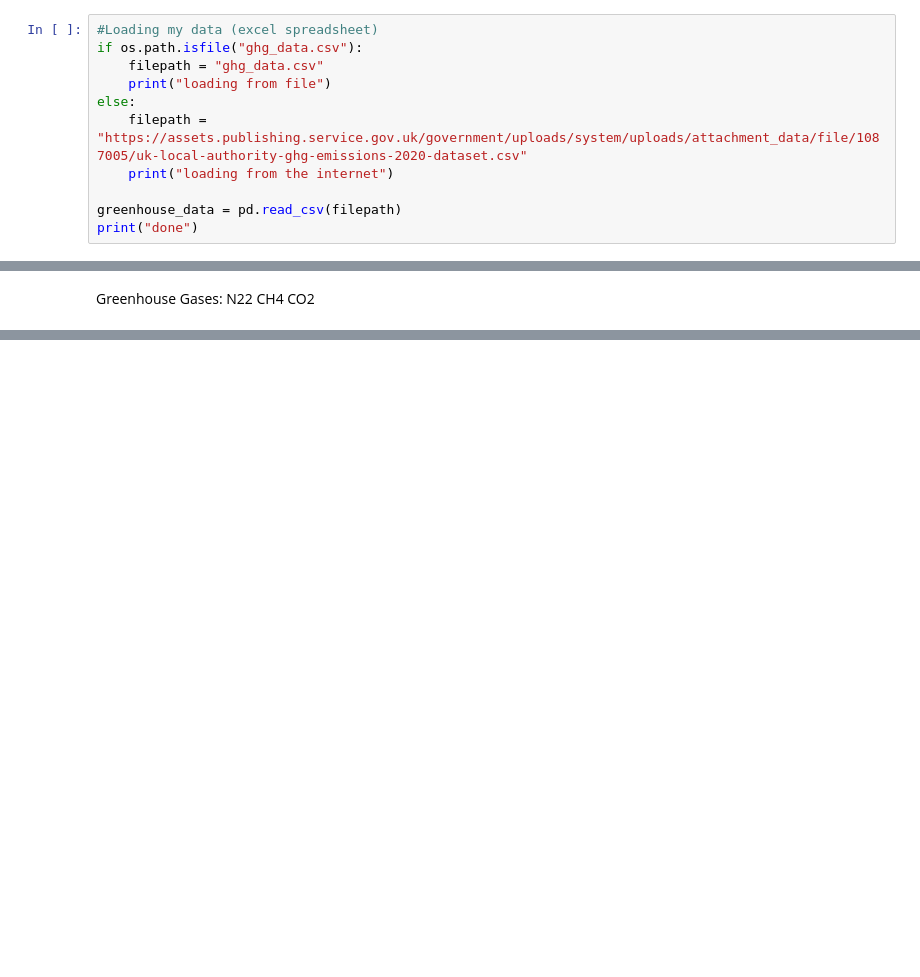
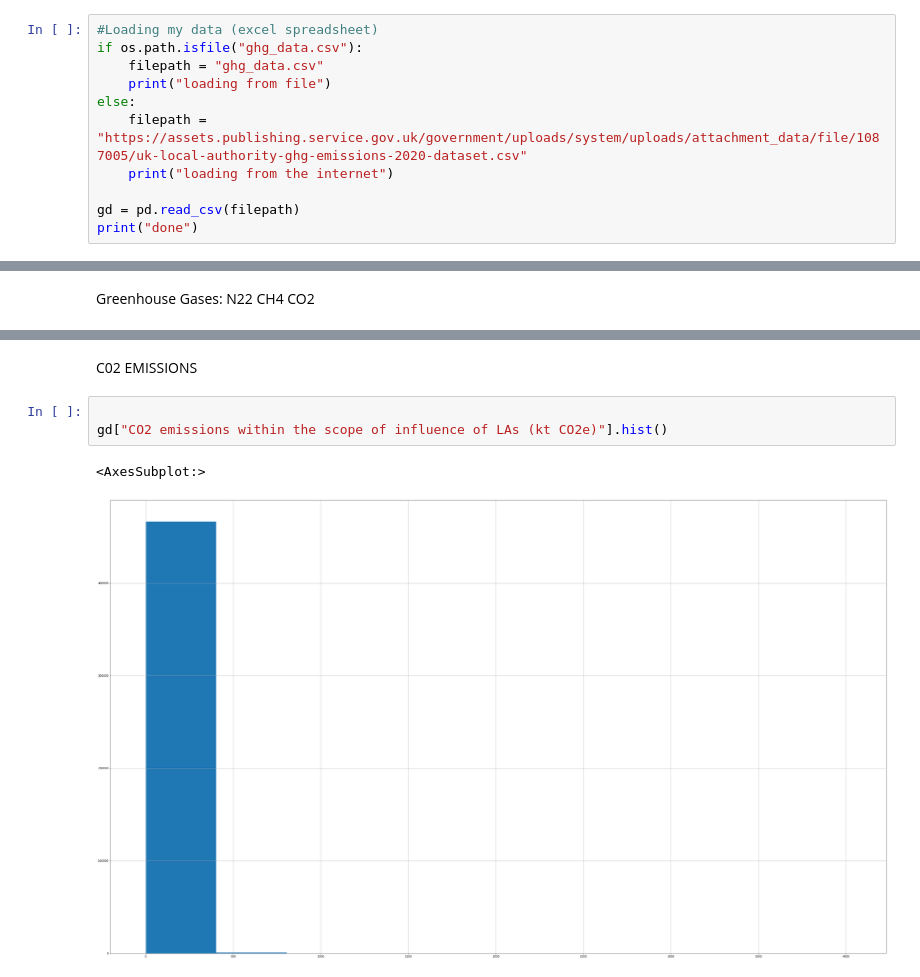
Before and after one commit to h-nadeem/hn-dataproject, a Jupyter notebook: Data project 2022 (HN).ipynb, the cells around one changed output, grey strips where cells are left out. Cells and saved outputs as stored; diff of their text form; blank space fills up the shorter version.

```diff
--- a/Data project 2022 (HN).ipynb
+++ b/Data project 2022 (HN).ipynb
@@ -32,7 +31,7 @@ else:
     filepath = "https://assets.publishing.service.gov.uk/government/uploads/system/uploads/attachment_data/file/1087005/uk-local-authority-ghg-emissions-2020-dataset.csv"
     print("loading from the internet")
 
-greenhouse_data = pd.read_csv(filepath)
+gd = pd.read_csv(filepath)
 print("done")
 # %% [output]
 loading from file
@@ -80,0 +82,8 @@ plt.show()
+# %% [markdown]
+C02 EMISSIONS
+# %%
+
+gd["CO2 emissions within the scope of influence of LAs (kt CO2e)"].hist()
+# %% [output]
+<AxesSubplot:>
+[figure, added]
```
Also changed, not shown: parts of 7 cells of this notebook, 2 other files.
